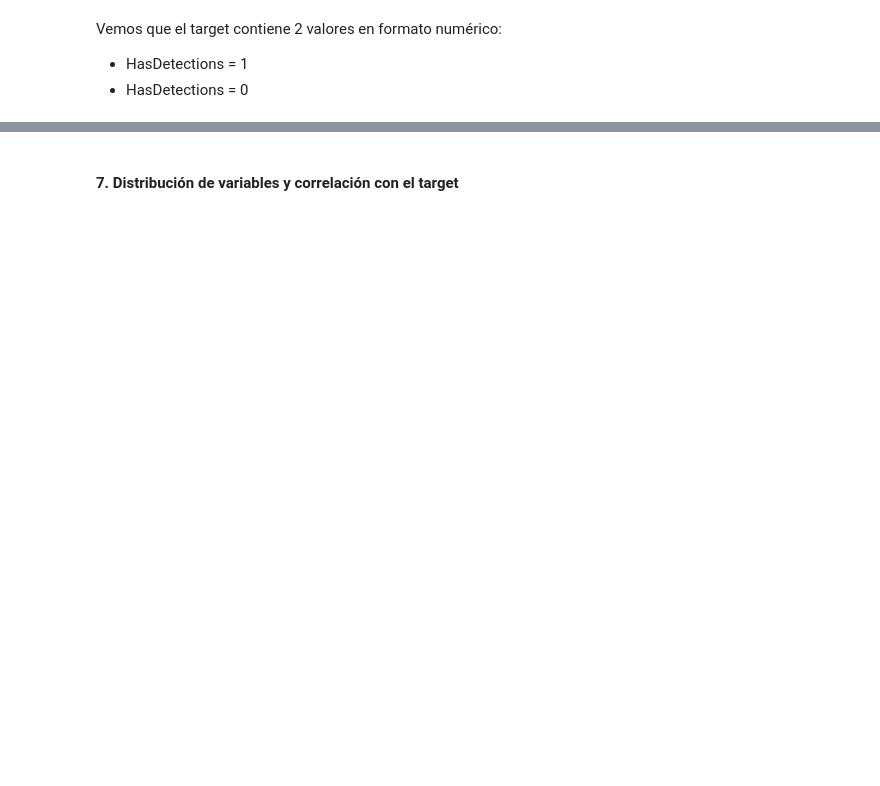
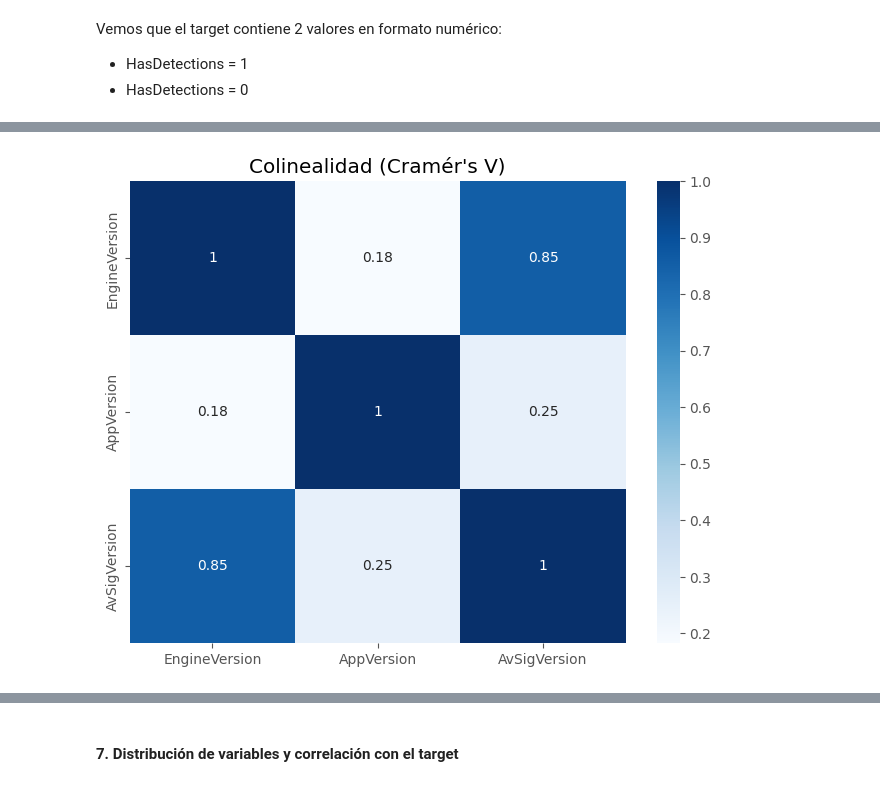
Before and after one commit to martadominguezm/grupo-1-dscesp-0525, a Jupyter notebook: entregable_2/0525_SupML_Grupo1.ipynb, the cells around one changed output, grey strips where cells are left out. Saved outputs shown, nothing was run; the diff lists cells and outputs as text; code cells hidden in the pictures; blank space fills up the shorter version.

```diff
--- a/entregable_2/0525_SupML_Grupo1.ipynb
+++ b/entregable_2/0525_SupML_Grupo1.ipynb
@@ -366,0 +687,16 @@ df['HasDetections'].mean()
+# %%
+def matriz_correlacion(dfg,listdf):
+  # calculate Cramér's V matrix
+  cramer_matrix = calculate_cramers_v_matrix(dfg, listdf)
+
+  plt.figure(figsize=(8,6))
+  sns.heatmap(cramer_matrix.astype(float), annot=True, cmap="Blues")
+  plt.title("Colinealidad (Cramér's V)")
+  plt.show()
+# %%
+version = ['EngineVersion','AppVersion','AvSigVersion']
+Os = ['OsVer','OsBuild','OsSuite','OsPlatformSubRelease', 'OsBuildLab']
+# %%
+matriz_correlacion(categorical_df, version)
+# %% [output]
+[figure, added]
```
Also changed, not shown: parts of 139 cells of this notebook.
